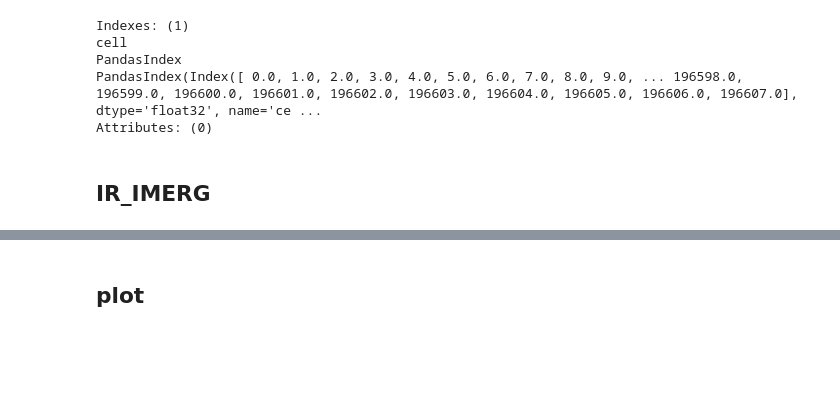
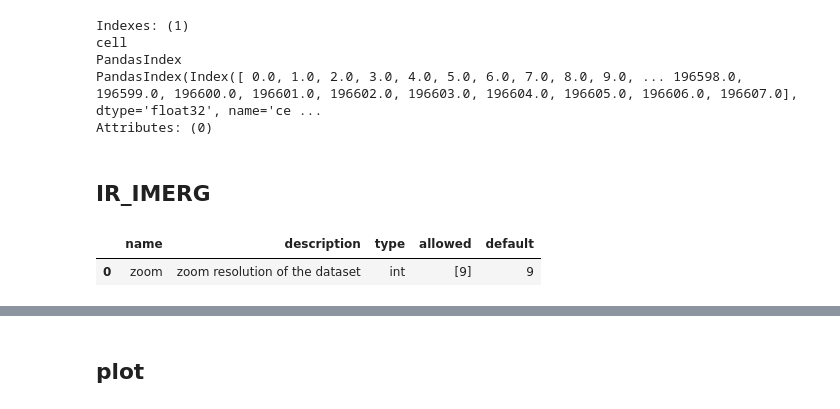
Before and after one commit to 21centuryweather/hk25-AusNode-TConvZones, a Jupyter notebook: notebooks/SC_01_test.ipynb, the cells around one changed output, grey strips where cells are left out. Drawn from its saved outputs; the diff is of its cells as text; code cells hidden in the pictures; blank space fills up the shorter version.

```diff
--- a/notebooks/SC_01_test.ipynb
+++ b/notebooks/SC_01_test.ipynb
@@ -199,5 +212,8 @@ Attributes: (0)
 # %% [markdown]
 ## IR_IMERG
 # %%
-pd.DataFrame(cat["ERA5"].describe()["user_parameters"])
+pd.DataFrame(cat["IR_IMERG"].describe()["user_parameters"])
+# %% [output]
+|  | name | description | type | allowed | default |
+| 0 | zoom | zoom resolution of the dataset | int | [9] | 9 |
 # %%
```
Also changed, not shown: parts of 4 cells of this notebook.
